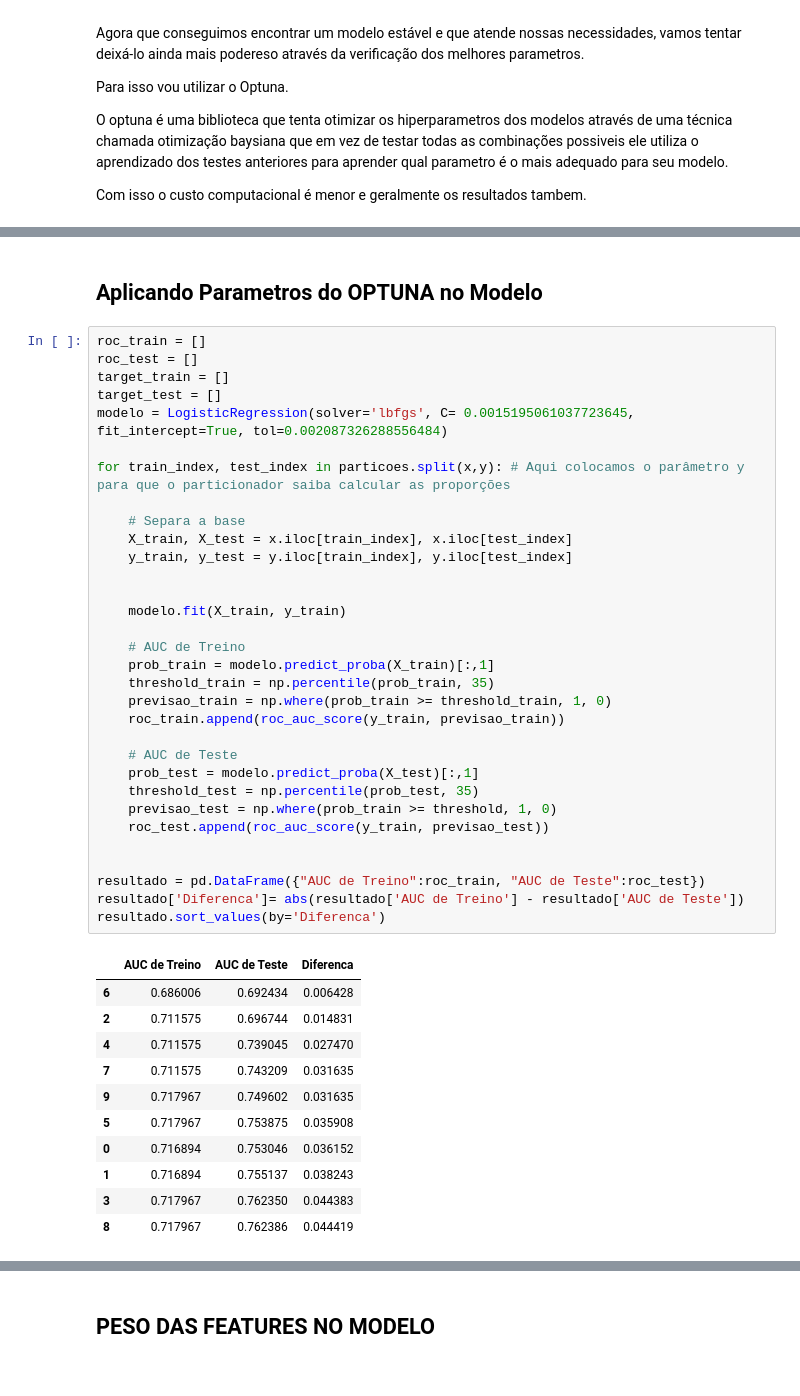
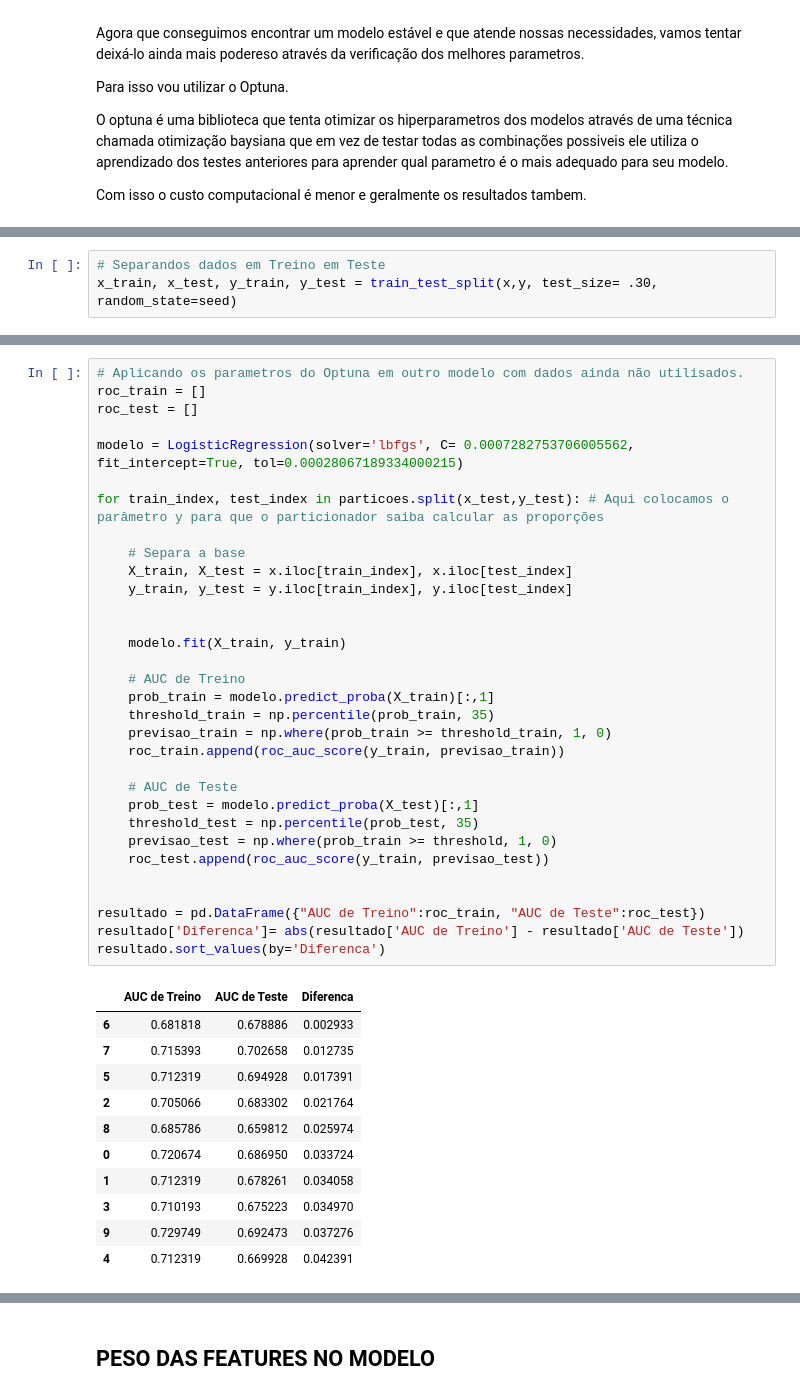
Before and after one commit to j2evaldo/Manutencao, a Jupyter notebook: 00_Manutencao.ipynb, the cells around one changed output, grey strips where cells are left out. Saved outputs shown, nothing was run; the diff lists cells and outputs as text.

Commit message:
Validação dos Hipeerparametros
Após rodar o Optuna, fiz seperação da base para evitar vasamento de dados e comparei com a versão anterior do modelo.

Gostei bastante do resultado

```diff
--- a/00_Manutencao.ipynb
+++ b/00_Manutencao.ipynb
@@ -454,3 +462,6 @@ Com isso o custo computacional é menor e geralmente os resultados tambem.
+# %%
+# Separandos dados em Treino em Teste
+x_train, x_test, y_train, y_test = train_test_split(x,y, test_size= .30, random_state=seed)
 # %%
 import optuna
 
@@ -511,49 +522,47 @@ Melhores hiperparâmetros: {'solver': 'lbfgs', 'C': 0.0015195061037723645, 'fit_
-# %% [markdown]
-## **Aplicando Parametros do OPTUNA no Modelo**
 # %%
+# Aplicando os parametros do Optuna em outro modelo com dados ainda não utilisados.
 roc_train = []
 roc_test = []
-target_train = []
-target_test = []
-modelo = LogisticRegression(solver='lbfgs', C= 0.0015195061037723645, fit_intercept=True, tol=0.002087326288556484)
 
-for train_index, test_index in particoes.split(x,y): # Aqui colocamos o parâmetro y para que o particionador saiba calcular as proporções
+modelo = LogisticRegression(solver='lbfgs', C= 0.0007282753706005562, fit_intercept=True, tol=0.00028067189334000215)
+
+for train_index, test_index in particoes.split(x_test,y_test): # Aqui colocamos o parâmetro y para que o particionador saiba calcular as proporções
 
     # Separa a base
     X_train, X_test = x.iloc[train_index], x.iloc[test_index]
     y_train, y_test = y.iloc[train_index], y.iloc[test_index]
 
 
     modelo.fit(X_train, y_train)
 
     # AUC de Treino
     prob_train = modelo.predict_proba(X_train)[:,1]
     threshold_train = np.percentile(prob_train, 35)
     previsao_train = np.where(prob_train >= threshold_train, 1, 0)
     roc_train.append(roc_auc_score(y_train, previsao_train))
 
     # AUC de Teste
     prob_test = modelo.predict_proba(X_test)[:,1]
     threshold_test = np.percentile(prob_test, 35)
     previsao_test = np.where(prob_train >= threshold, 1, 0)
     roc_test.append(roc_auc_score(y_train, previsao_test))
 
 
 resultado = pd.DataFrame({"AUC de Treino":roc_train, "AUC de Teste":roc_test})
 resultado['Diferenca']= abs(resultado['AUC de Treino'] - resultado['AUC de Teste'])
 resultado.sort_values(by='Diferenca')
 # %% [output]
 |  | AUC de Treino | AUC de Teste | Diferenca |
-| 6 | 0.686006 | 0.692434 | 0.006428 |
-| 2 | 0.711575 | 0.696744 | 0.014831 |
-| 4 | 0.711575 | 0.739045 | 0.027470 |
-| 7 | 0.711575 | 0.743209 | 0.031635 |
-| 9 | 0.717967 | 0.749602 | 0.031635 |
-| 5 | 0.717967 | 0.753875 | 0.035908 |
-| 0 | 0.716894 | 0.753046 | 0.036152 |
-| 1 | 0.716894 | 0.755137 | 0.038243 |
-| 3 | 0.717967 | 0.762350 | 0.044383 |
-| 8 | 0.717967 | 0.762386 | 0.044419 |
+| 6 | 0.681818 | 0.678886 | 0.002933 |
+| 7 | 0.715393 | 0.702658 | 0.012735 |
+| 5 | 0.712319 | 0.694928 | 0.017391 |
+| 2 | 0.705066 | 0.683302 | 0.021764 |
+| 8 | 0.685786 | 0.659812 | 0.025974 |
+| 0 | 0.720674 | 0.686950 | 0.033724 |
+| 1 | 0.712319 | 0.678261 | 0.034058 |
+| 3 | 0.710193 | 0.675223 | 0.034970 |
+| 9 | 0.729749 | 0.692473 | 0.037276 |
+| 4 | 0.712319 | 0.669928 | 0.042391 |
 # %%
 resultado.describe().loc[['mean','std']][['AUC de Treino','AUC de Teste']]
 # %% [output]
```
Also changed, not shown: parts of 14 cells of this notebook.
